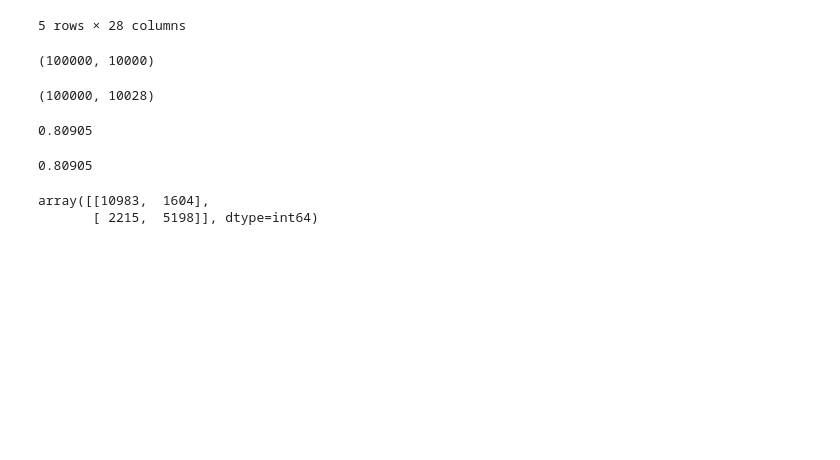
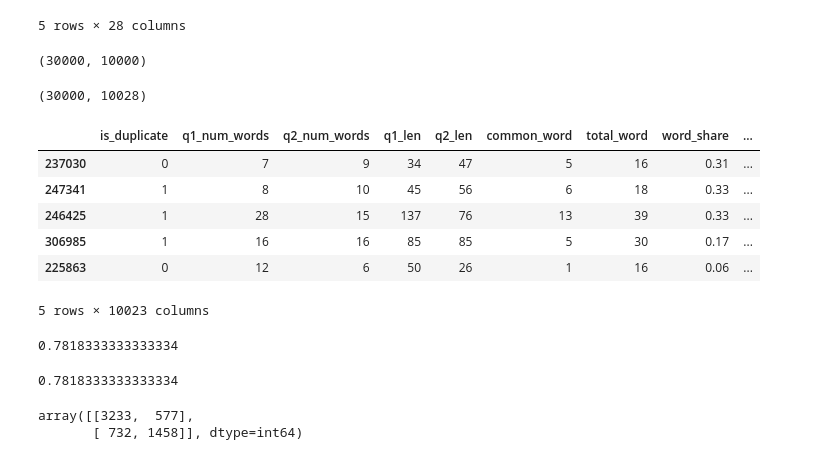
Before and after one commit to DarkMatter1217/Quoura-Question-Pairs, a Jupyter notebook: pairs_complete.ipynb, the cells around one changed output. Drawn from its saved outputs; the diff is of its cells as text; code cells hidden in the pictures; blank space fills up the shorter version.

```diff
--- a/pairs_complete.ipynb
+++ b/pairs_complete.ipynb
@@ -11,7 +11,7 @@ warnings.filterwarnings('ignore')
 # %%
 df=pd.read_csv("trainnn.csv")
 # %%
-df=df.sample(100000, random_state=1)
+df=df.sample(30000, random_state=1)
 # %%
 df.shape
 # %% [output]
@@ -385,16 +385,26 @@ temp_df2=pd.DataFrame(q2_arr,index=df.index)
 tempdf=pd.concat([temp_df1,temp_df2],axis=1)
 tempdf.shape
 # %% [output]
-(100000, 10000)
+(30000, 10000)
 # %%
 df=pd.concat([df,tempdf],axis=1)
 # %%
 df.shape
 # %% [output]
-(100000, 10028)
+(30000, 10028)
 # %%
 df.head()
 df.drop(columns=['id','qid1','qid2','question1','question2'],inplace=True)
+# %%
+df.head()
+# %% [output]
+|  | is_duplicate | q1_num_words | q2_num_words | q1_len | q2_len | common_word | total_word | word_share | ... |
+| 237030 | 0 | 7 | 9 | 34 | 47 | 5 | 16 | 0.31 | ... |
+| 247341 | 1 | 8 | 10 | 45 | 56 | 6 | 18 | 0.33 | ... |
+| 246425 | 1 | 28 | 15 | 137 | 76 | 13 | 39 | 0.33 | ... |
+| 306985 | 1 | 16 | 16 | 85 | 85 | 5 | 30 | 0.17 | ... |
+| 225863 | 0 | 12 | 6 | 50 | 26 | 1 | 16 | 0.06 | ... |
+5 rows × 10023 columns
 # %%
 from sklearn.model_selection import train_test_split
 from sklearn.ensemble import RandomForestClassifier
@@ -407,7 +417,7 @@ RF.fit(x_train,y_train)
 y_pred=RF.predict(x_test)
 accuracy_score(y_test,y_pred)
 # %% [output]
-0.80905
+0.7818333333333334
 # %%
 from xgboost import XGBClassifier
 xgb=XGBClassifier()
@@ -415,13 +425,13 @@ xgb.fit(x_train,y_train)
 y_pred1=xgb.predict(x_test)
 accuracy_score(y_test,y_pred)
 # %% [output]
-0.80905
+0.7818333333333334
 # %%
 from sklearn.metrics import confusion_matrix
 confusion_matrix(y_test,y_pred)
 # %% [output]
-array([[10983,  1604],
-       [ 2215,  5198]], dtype=int64)
+array([[3233,  577],
+       [ 732, 1458]], dtype=int64)
 # %%
 confusion_matrix(y_test,y_pred1)
 # %% [output]
```
Also changed, not shown: parts of 6 cells of this notebook, 3 other files.
